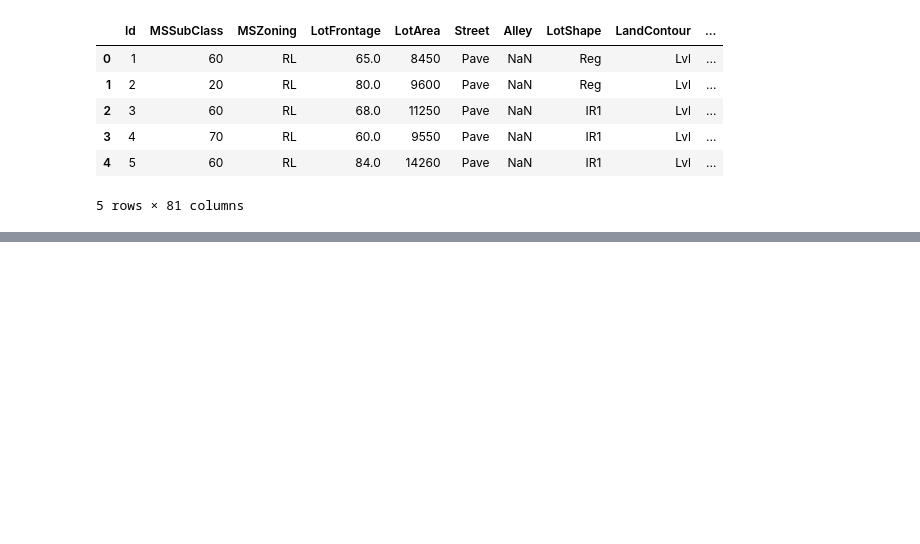
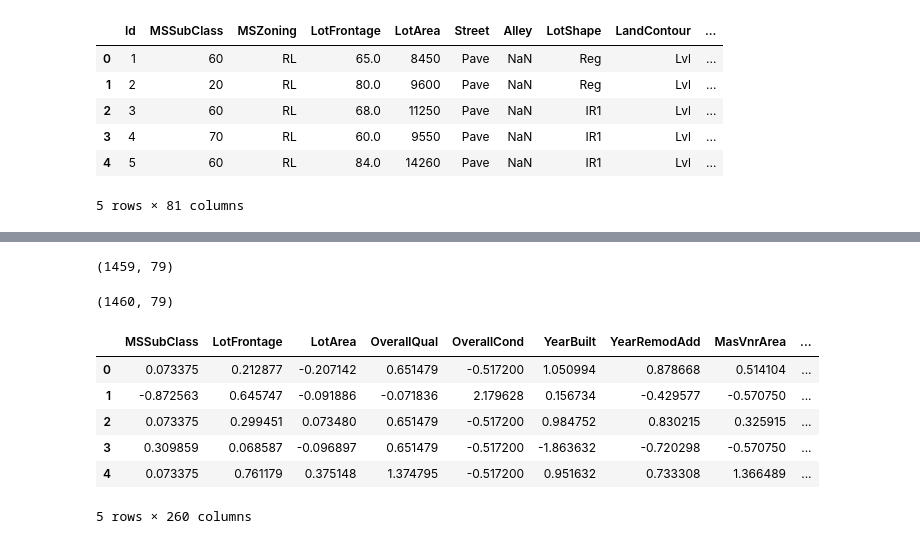
Before and after one commit to Raidbourzam/PRODIGY_ML_01, a Jupyter notebook: main.ipynb, the cells around one changed output, grey strips where cells are left out. Drawn from its saved outputs; the diff is of its cells as text; code cells hidden in the pictures; blank space fills up the shorter version.

```diff
--- a/main.ipynb
+++ b/main.ipynb
@@ -47,0 +90,2 @@ dtype: int64
+# %%
+train_data.drop('Id', axis=1, inplace=True)
@@ -47,0 +94,43 @@ dtype: int64
+# %%
+test_data.shape
+# %% [output]
+(1459, 79)
+# %%
+y = train_data['SalePrice']
+
+X = train_data.drop('SalePrice', axis=1)
+# %%
+X.shape
+# %% [output]
+(1460, 79)
+# %%
+def preprocess_data(df):
+    # Séparer les colonnes numériques et non numériques
+    num_cols = df.select_dtypes(include=['int64', 'float64']).columns
+    non_num_cols = df.select_dtypes(exclude=['int64', 'float64']).columns
+
+    # 1. Normaliser les colonnes numériques
+    scaler = StandardScaler()  # Vous pouvez utiliser MinMaxScaler() si vous préférez
+    df[num_cols] = scaler.fit_transform(df[num_cols])
+
+    # 2. Appliquer One-Hot Encoding sur les colonnes non numériques
+    df = pd.get_dummies(df, columns=non_num_cols, drop_first=True)
+
+    # 3. Remplacer True par 1 et False par 0 dans toutes les colonnes booléennes
+    df = df.applymap(lambda x: 1 if x is True else (0 if x is False else x))
+
+    return df
+# %%
+# Appliquer la fonction sur le DataFrame train_data
+X = preprocess_data(X)
+
+# Afficher les premières lignes du DataFrame après transformation
+X.head()
+# %% [output]
+|  | MSSubClass | LotFrontage | LotArea | OverallQual | OverallCond | YearBuilt | YearRemodAdd | MasVnrArea | ... |
+| 0 | 0.073375 | 0.212877 | -0.207142 | 0.651479 | -0.517200 | 1.050994 | 0.878668 | 0.514104 | ... |
+| 1 | -0.872563 | 0.645747 | -0.091886 | -0.071836 | 2.179628 | 0.156734 | -0.429577 | -0.570750 | ... |
+| 2 | 0.073375 | 0.299451 | 0.073480 | 0.651479 | -0.517200 | 0.984752 | 0.830215 | 0.325915 | ... |
+| 3 | 0.309859 | 0.068587 | -0.096897 | 0.651479 | -0.517200 | -1.863632 | -0.720298 | -0.570750 | ... |
+| 4 | 0.073375 | 0.761179 | 0.375148 | 1.374795 | -0.517200 | 0.951632 | 0.733308 | 1.366489 | ... |
+5 rows × 260 columns
```
Also changed, not shown: parts of 24 cells of this notebook.
